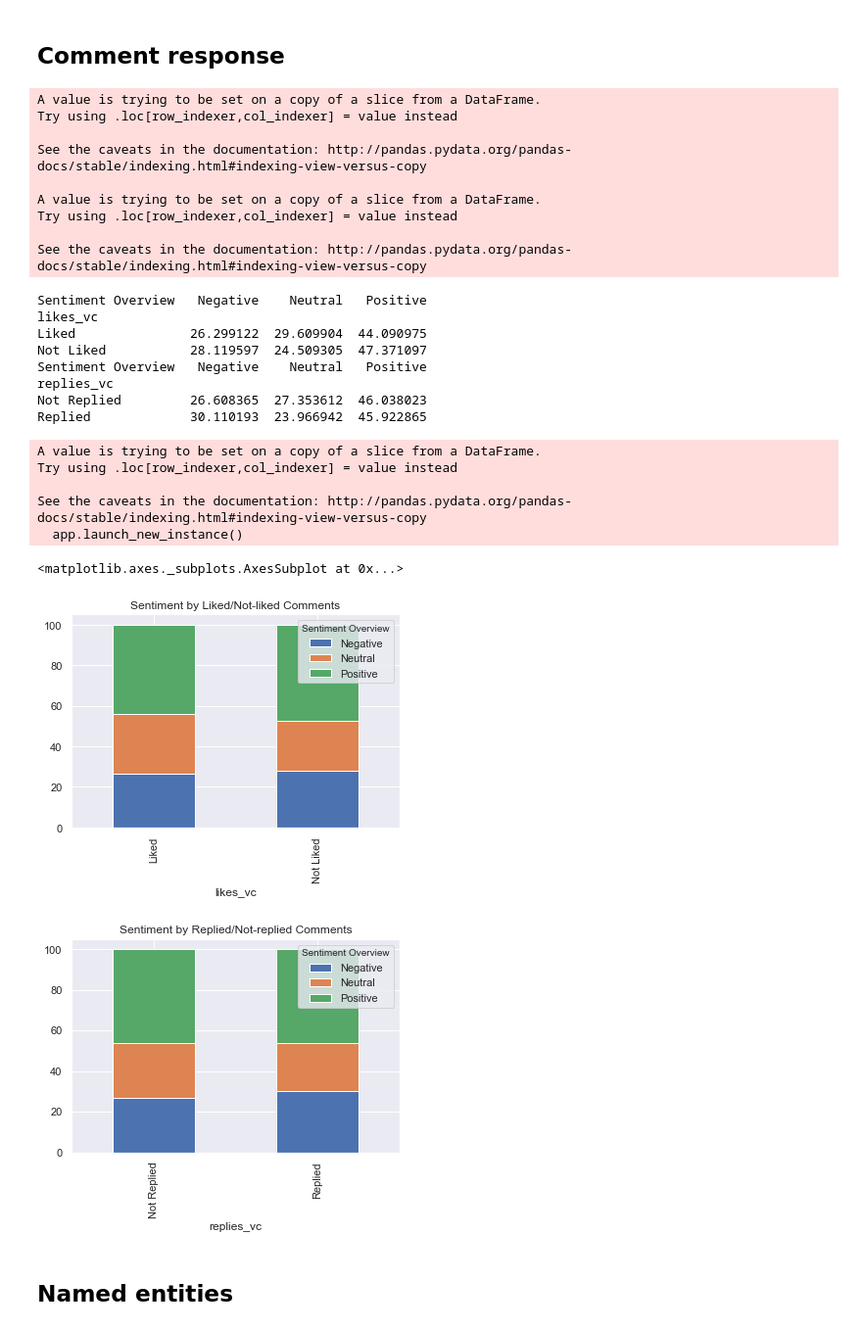
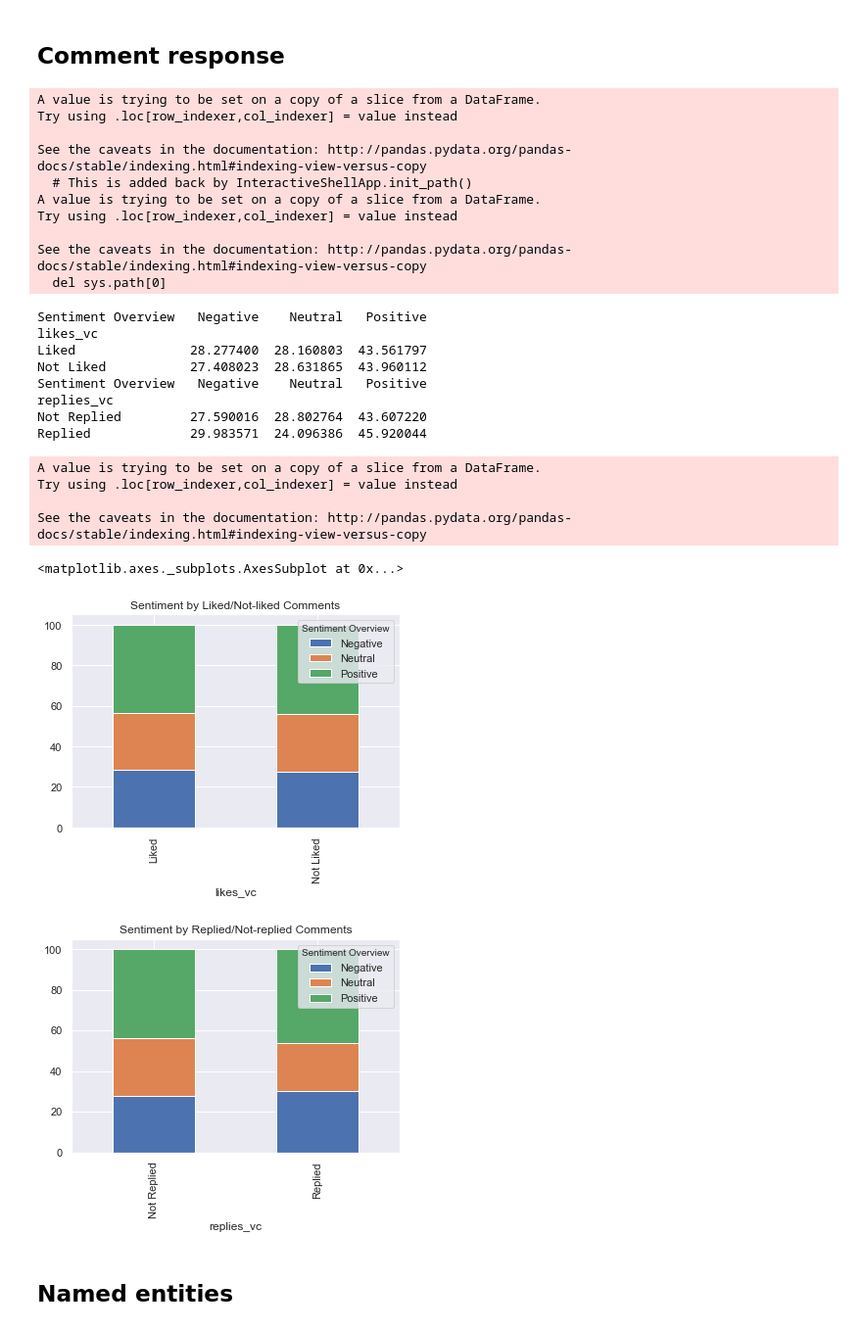
Before and after one commit to sem9proj/projekt, a Jupyter notebook: sem9.ipynb, the cells around one changed output. Shown at 98% size. Saved outputs shown, nothing was run; the diff lists cells and outputs as text; code cells hidden in the pictures.

```diff
--- a/sem9.ipynb
+++ b/sem9.ipynb
@@ -125,10 +124,15 @@ Name: sentiment_score, dtype: int64
 # %% [markdown]
 ## Comment response
 # %%
+df = pd.read_pickle("./YT_data.pkl")
 df.replies = df.replies.fillna(0)
 df_numeric = df[['comment_type','likes', 'replies', 'sentiment_score','characters', 'words', 'avg_word_length']]
 
-df_numeric = df[df['comment_type'] == 0]
+
+#EDA of nummeric data
+df.replies = df.replies.fillna(0)
+df_numeric = df[['likes', 'replies', 'sentiment_score','characters', 'words', 'avg_word_length']]
+
 
 df_numeric['likes_vc'] = df_numeric['likes'].apply(lambda x: "Liked" if x > 0 else
                                                    "Not Liked")
@@ -150,41 +154,41 @@ reply_sentiment = pd.crosstab(df_numeric['replies_vc'], df_numeric['Sentiment Ov
 like_sentiment_pct = like_sentiment.div(like_sentiment.sum(1).astype(float), axis=0) * 100
 reply_sentiment_pct = reply_sentiment.div(reply_sentiment.sum(1).astype(float), axis=0) * 100
 print(like_sentiment_pct)
 print(reply_sentiment_pct)
 
 
 like_sentiment_pct.plot(kind='bar',
                    stacked=True,
                    title='Sentiment by Liked/Not-liked Comments')
 reply_sentiment_pct.plot(kind='bar',
                    stacked=True,
                    title='Sentiment by Replied/Not-replied Comments')
 # %% [output]
 A value is trying to be set on a copy of a slice from a DataFrame.
 Try using .loc[row_indexer,col_indexer] = value instead
 
 See the caveats in the documentation: http://pandas.pydata.org/pandas-docs/stable/indexing.html#indexing-view-versus-copy
-
+  # This is added back by InteractiveShellApp.init_path()
 A value is trying to be set on a copy of a slice from a DataFrame.
 Try using .loc[row_indexer,col_indexer] = value instead
 
 See the caveats in the documentation: http://pandas.pydata.org/pandas-docs/stable/indexing.html#indexing-view-versus-copy
+  del sys.path[0]
 Sentiment Overview   Negative    Neutral   Positive
 likes_vc
-Liked               26.299122  29.609904  44.090975
-Not Liked           28.119597  24.509305  47.371097
+Liked               28.277400  28.160803  43.561797
+Not Liked           27.408023  28.631865  43.960112
 Sentiment Overview   Negative    Neutral   Positive
 replies_vc
-Not Replied         26.608365  27.353612  46.038023
-Replied             30.110193  23.966942  45.922865
+Not Replied         27.590016  28.802764  43.607220
+Replied             29.983571  24.096386  45.920044
 A value is trying to be set on a copy of a slice from a DataFrame.
 Try using .loc[row_indexer,col_indexer] = value instead
 
 See the caveats in the documentation: http://pandas.pydata.org/pandas-docs/stable/indexing.html#indexing-view-versus-copy
-  app.launch_new_instance()
 <matplotlib.axes._subplots.AxesSubplot at 0x...>
-[figure, old version]
+[figure, new version]
-[figure, old version]
+[figure, new version]
 # %% [markdown]
 ## Named entities
 # %%
```
Also changed, not shown: parts of 2 cells of this notebook.
